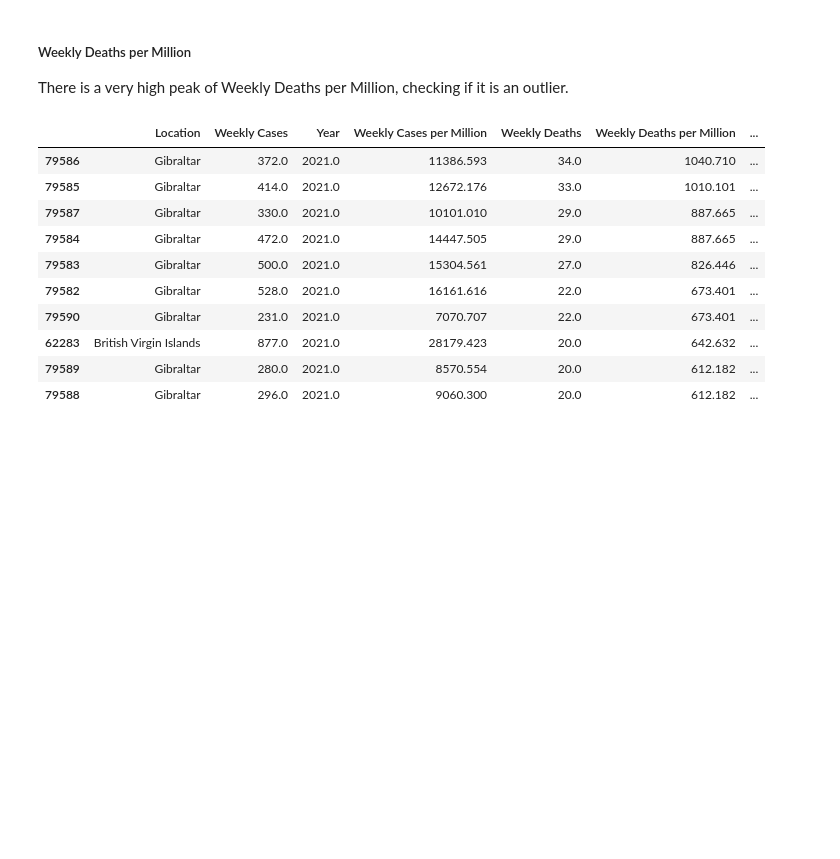
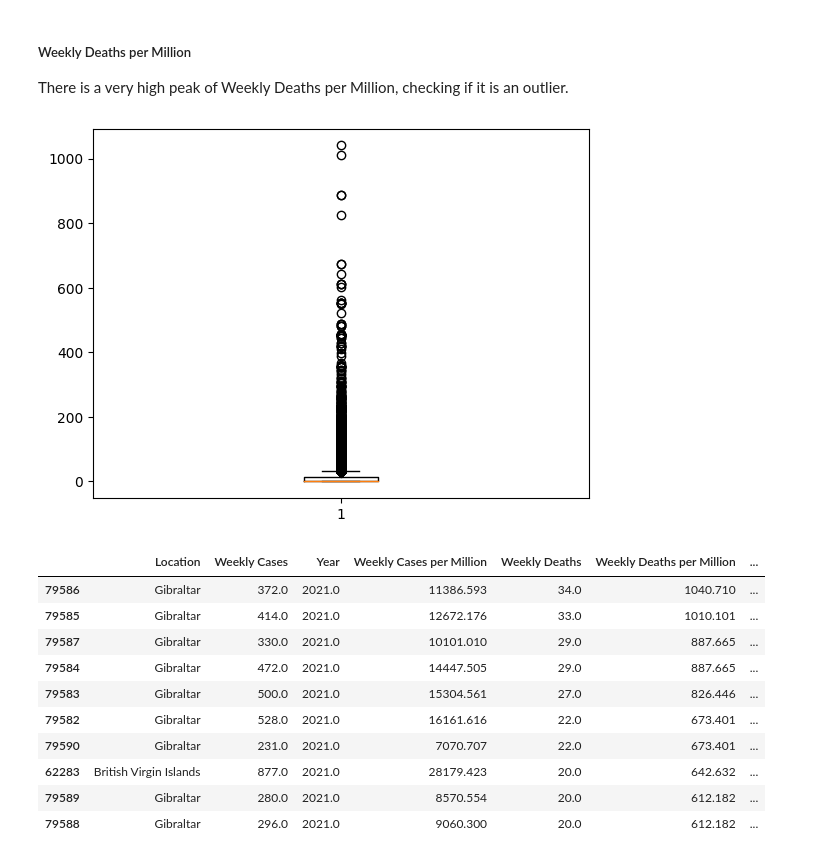
Before and after one commit to BiancaCarneiro/Covid-Prediction, a Jupyter notebook: project/notebooks/covid_preprocessing.ipynb, the cells around one changed output. Drawn from its saved outputs; the diff is of its cells as text; code cells hidden in the pictures; blank space fills up the shorter version.

```diff
--- a/project/notebooks/covid_preprocessing.ipynb
+++ b/project/notebooks/covid_preprocessing.ipynb
@@ -332,6 +334,11 @@ df_train.describe()
 # %% [markdown]
 ##### Weekly Deaths per Million
 There is a very high peak of Weekly Deaths per Million, checking if it is an outlier.
+# %%
+plt.boxplot(df_train["Weekly Deaths per Million"].dropna())
+plt.show()
+# %% [output]
+[figure, added]
 # %%
 df_train.loc[df_train["Weekly Deaths per Million"] > 13].sort_values(by="Weekly Deaths per Million", ascending=False).head(10)
 # %% [output]
```
Also changed, not shown: parts of 20 cells of this notebook, 4 other files.
